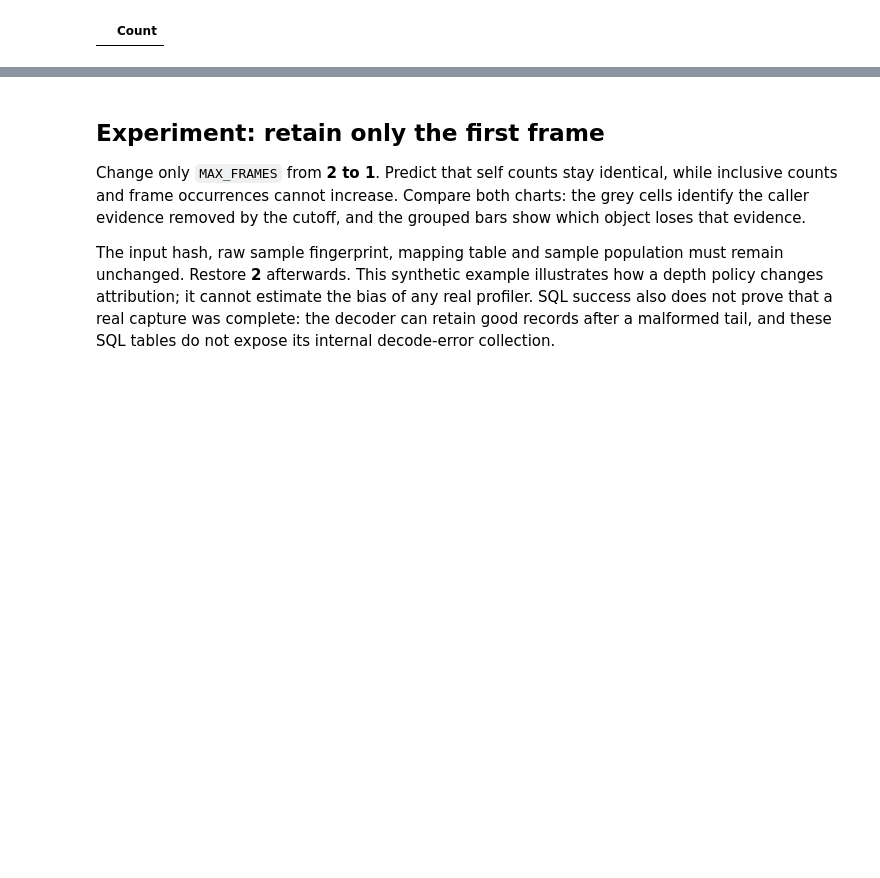
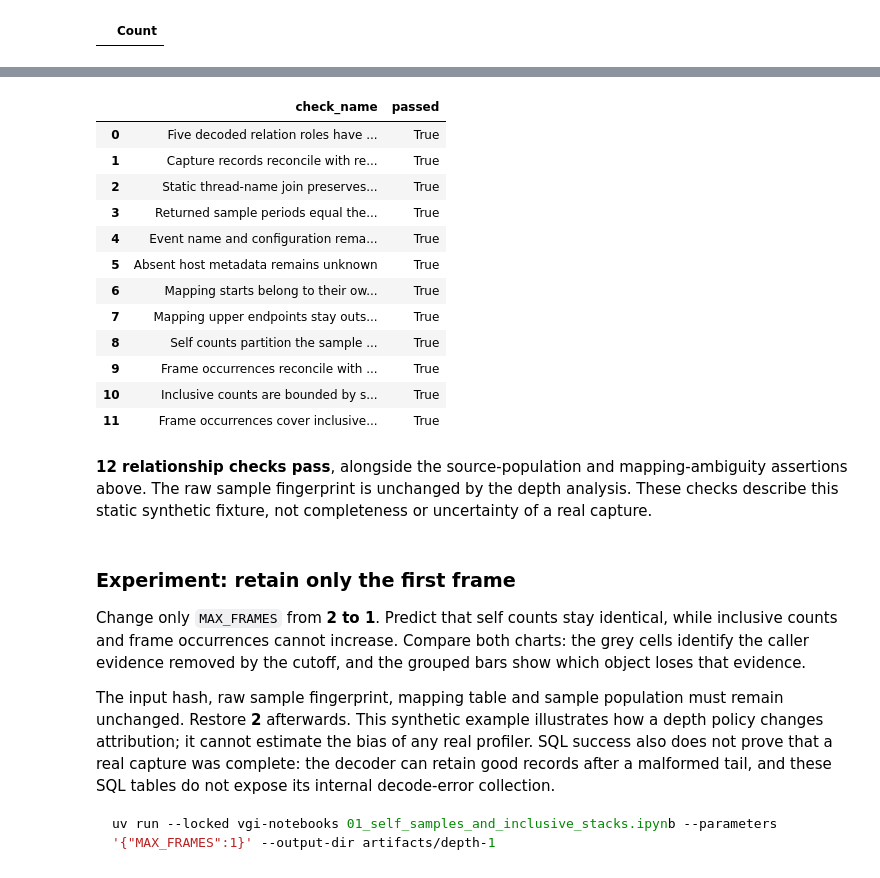
Before and after one commit to Query-farm/vgi-perf, a Jupyter notebook: notebooks/01_self_samples_and_inclusive_stacks.ipynb, the cells around one changed output, grey strips where cells are left out. Drawn from its saved outputs; the diff is of its cells as text; code cells hidden in the pictures; blank space fills up the shorter version.

Commit message:
Explain profile populations with complete SQL coverage [skip ci]

````diff
--- a/notebooks/01_self_samples_and_inclusive_stacks.ipynb
+++ b/notebooks/01_self_samples_and_inclusive_stacks.ipynb
@@ -327,7 +322,31 @@ Across objects, the exclusive self counts sum to **3 samples**. Inclusive counts
+# %%
+display(checks)
+assert checks.passed.notna().all() and checks.passed.all()
+assert hashlib.sha256(json.dumps(con.execute("SELECT * FROM samples ORDER BY sample_id").fetchall(),separators=(",", ":")).encode()).hexdigest() == fingerprint
+prose(f"**{len(checks)} relationship checks pass**, alongside the source-population and mapping-ambiguity assertions above. The raw sample fingerprint is unchanged by the depth analysis. These checks describe this static synthetic fixture, not completeness or uncertainty of a real capture.")
+# %% [output]
+|  | check_name | passed |
+| 0 | Five decoded relation roles have ... | True |
+| 1 | Capture records reconcile with re... | True |
+| 2 | Static thread-name join preserves... | True |
+| 3 | Returned sample periods equal the... | True |
+| 4 | Event name and configuration rema... | True |
+| 5 | Absent host metadata remains unknown | True |
+| 6 | Mapping starts belong to their ow... | True |
+| 7 | Mapping upper endpoints stay outs... | True |
+| 8 | Self counts partition the sample ... | True |
+| 9 | Frame occurrences reconcile with ... | True |
+| 10 | Inclusive counts are bounded by s... | True |
+| 11 | Frame occurrences cover inclusive... | True |
+**12 relationship checks pass**, alongside the source-population and mapping-ambiguity assertions above. The raw sample fingerprint is unchanged by the depth analysis. These checks describe this static synthetic fixture, not completeness or uncertainty of a real capture.
 # %% [markdown]
-## Experiment: retain only the first frame
+### Experiment: retain only the first frame
 
 Change only `MAX_FRAMES` from **2 to 1**. Predict that self counts stay identical, while inclusive counts and frame occurrences cannot increase. Compare both charts: the grey cells identify the caller evidence removed by the cutoff, and the grouped bars show which object loses that evidence.
 
 The input hash, raw sample fingerprint, mapping table and sample population must remain unchanged. Restore **2** afterwards. This synthetic example illustrates how a depth policy changes attribution; it cannot estimate the bias of any real profiler. SQL success also does not prove that a real capture was complete: the decoder can retain good records after a malformed tail, and these SQL tables do not expose its internal decode-error collection.
+
+```sh
+uv run --locked vgi-notebooks 01_self_samples_and_inclusive_stacks.ipynb --parameters '{"MAX_FRAMES":1}' --output-dir artifacts/depth-1
+```
 # %%
````
Also changed, not shown: parts of 22 cells of this notebook, 9 other files.
